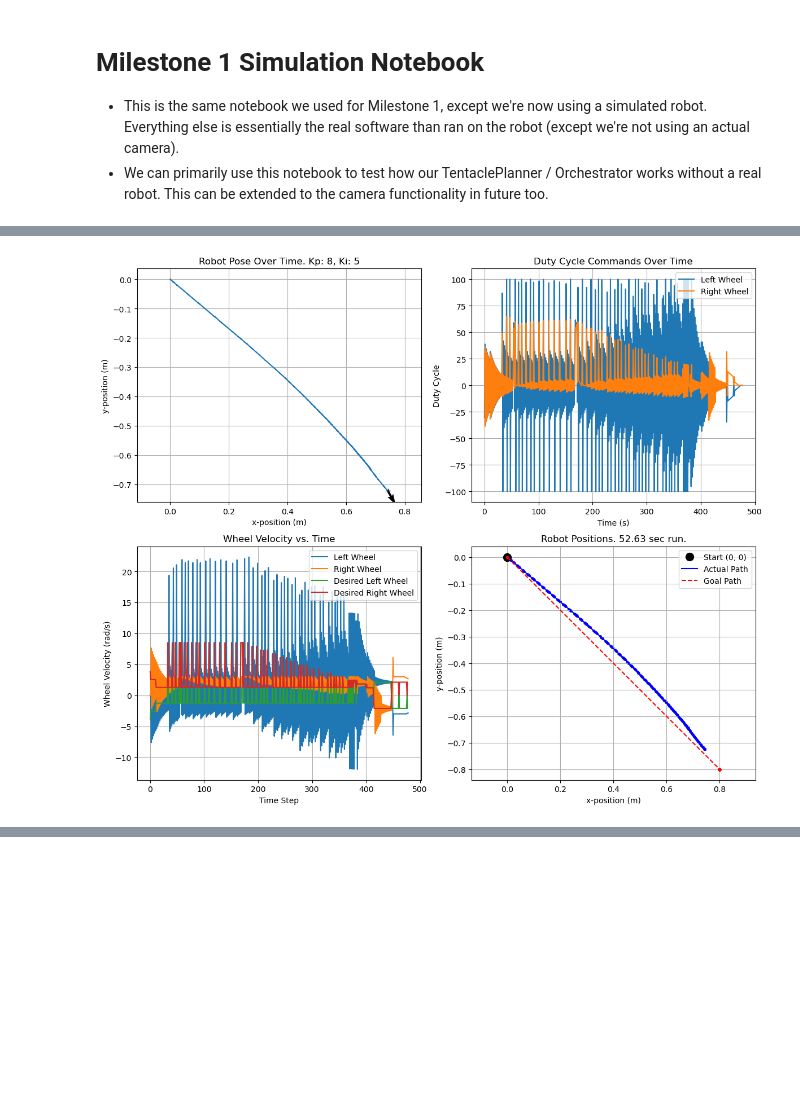
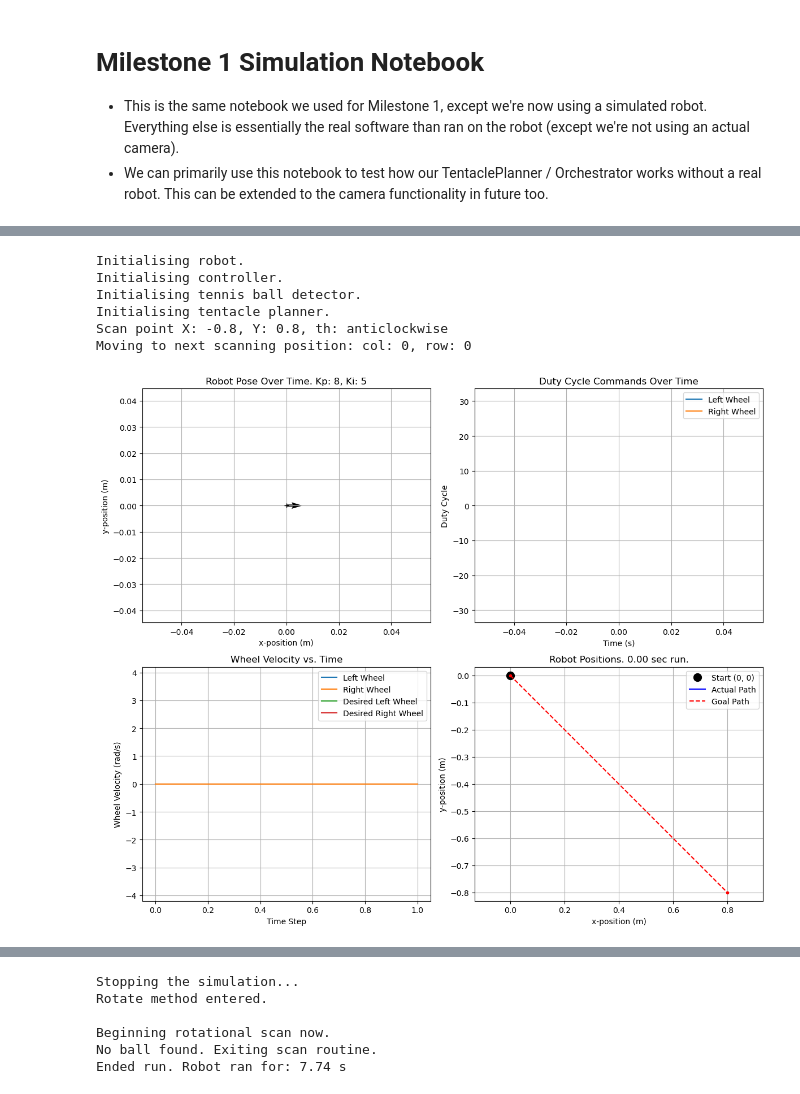
Before and after one commit to arshi9344/ECE4191-E5-tennibot, a Jupyter notebook: notebooks/simulation/MILESTONE_1_simulator.ipynb, the cells around one changed output, grey strips where cells are left out. Saved outputs shown, nothing was run; the diff lists cells and outputs as text; code cells hidden in the pictures; blank space fills up the shorter version.

```diff
--- a/notebooks/simulation/MILESTONE_1_simulator.ipynb
+++ b/notebooks/simulation/MILESTONE_1_simulator.ipynb
@@ -30,29 +26,35 @@ NameError: name 'Orchestrator' is not defined
 # %%
 orchestrator.start(
-    robot=DiffDriveRobot(0.05, real_time=True),
+    robot=DiffDriveRobot(0.03, real_time=True),
     controller=PIController(real_time=True),
     planner=TentaclePlanner(),
     detector=TennisBallDetector(simulate=True)
 )
 
 
 # Set up the plot
 %matplotlib inline
 plt.ion()  # Turn on interactive mode
 
 fig, axes = plt.subplots(2, 2, figsize=(12, 10))
 
 # Main loop for updating the plot
 try:
     while True:
         update_plot(orchestrator, fig, axes, clear_output=False)
         time.sleep(5)  # Update plot every 3 seconds
         # pass
 except KeyboardInterrupt:
     print("Stopping the simulation...")
 finally:
     orchestrator.stop()
-    update_plot(orchestrator, fig, axes)
+    update_plot(orchestrator, fig, axes, clear_output=False)
     # plt.close(fig)
 # %% [output]
+Initialising robot.
+Initialising controller.
+Initialising tennis ball detector.
+Initialising tentacle planner.
+Scan point X: -0.8, Y: 0.8, th: anticlockwise
+Moving to next scanning position: col: 0, row: 0
-[figure, old version]
+[figure, new version]
@@ -58,0 +62,6 @@ finally:
+Stopping the simulation...
+Rotate method entered.
+
+Beginning rotational scan now.
+No ball found. Exiting scan routine.
+Ended run. Robot ran for: 7.74 s
```
Also changed, not shown: parts of 4 cells of this notebook, 4 other files.
